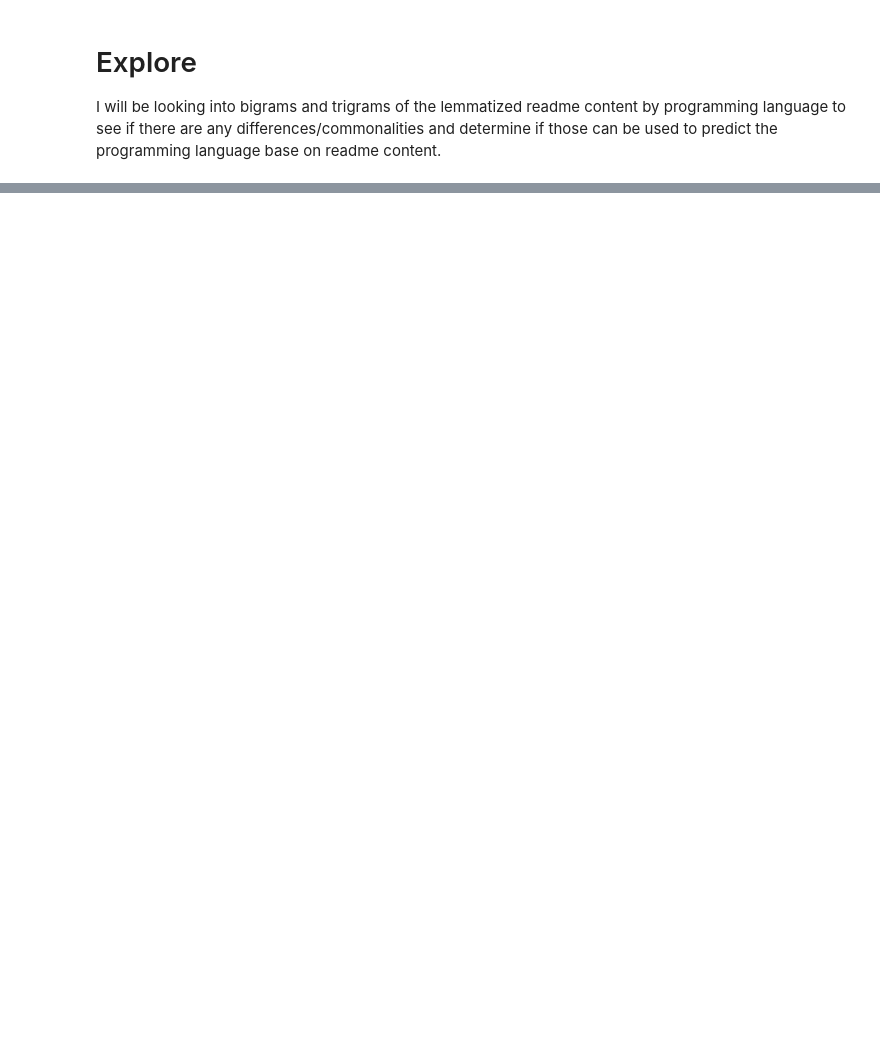
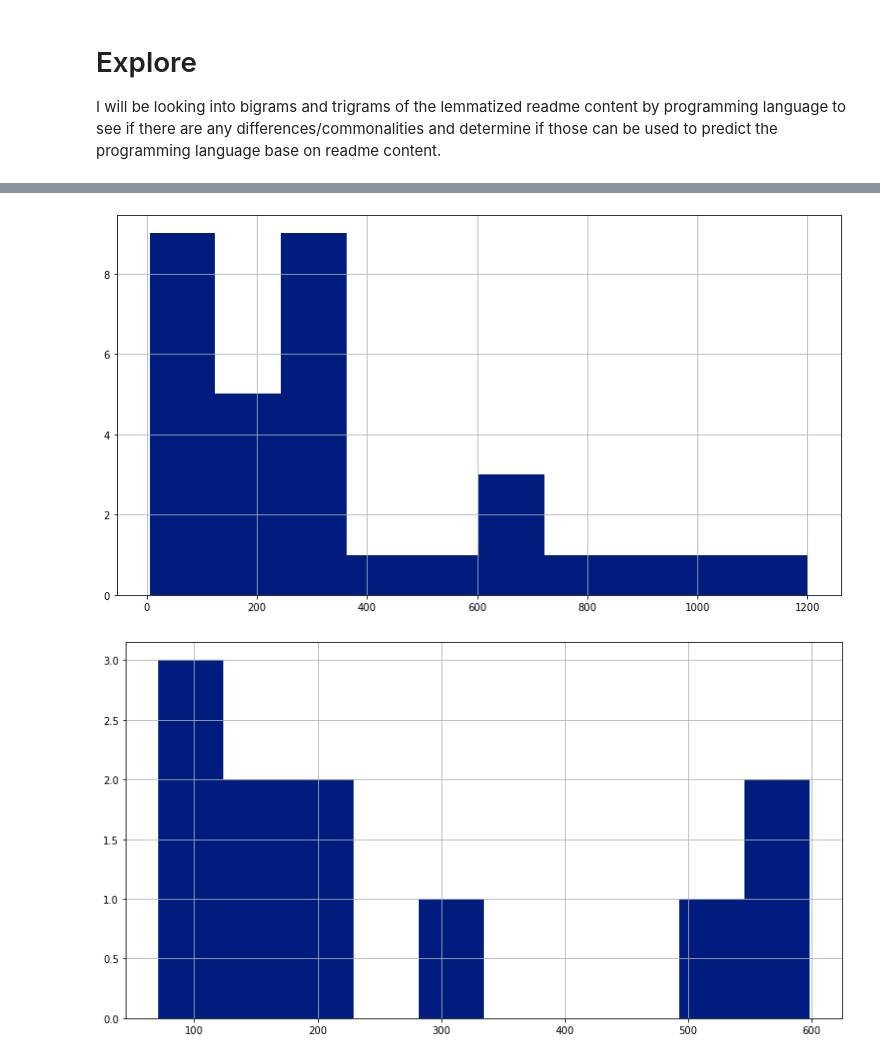
Before and after one commit to NLP-Project-Hopper2/NLP-Project-Hopper2, a Jupyter notebook: lori_notebook.ipynb, the cells around one changed output, grey strips where cells are left out. Saved outputs shown, nothing was run; the diff lists cells and outputs as text; code cells hidden in the pictures; blank space fills up the shorter version.

```diff
--- a/lori_notebook.ipynb
+++ b/lori_notebook.ipynb
@@ -262,0 +351,8 @@ b.columns.get_level_values(1)
+# %%
+# check distribution of word count by language
+for lang in train.language.unique():
+    train.word_count[train.language == lang].hist()
+    plt.show()
+# %% [output]
+[figure, added]
+[figure, added]
```
Also changed, not shown: parts of 42 cells of this notebook.
